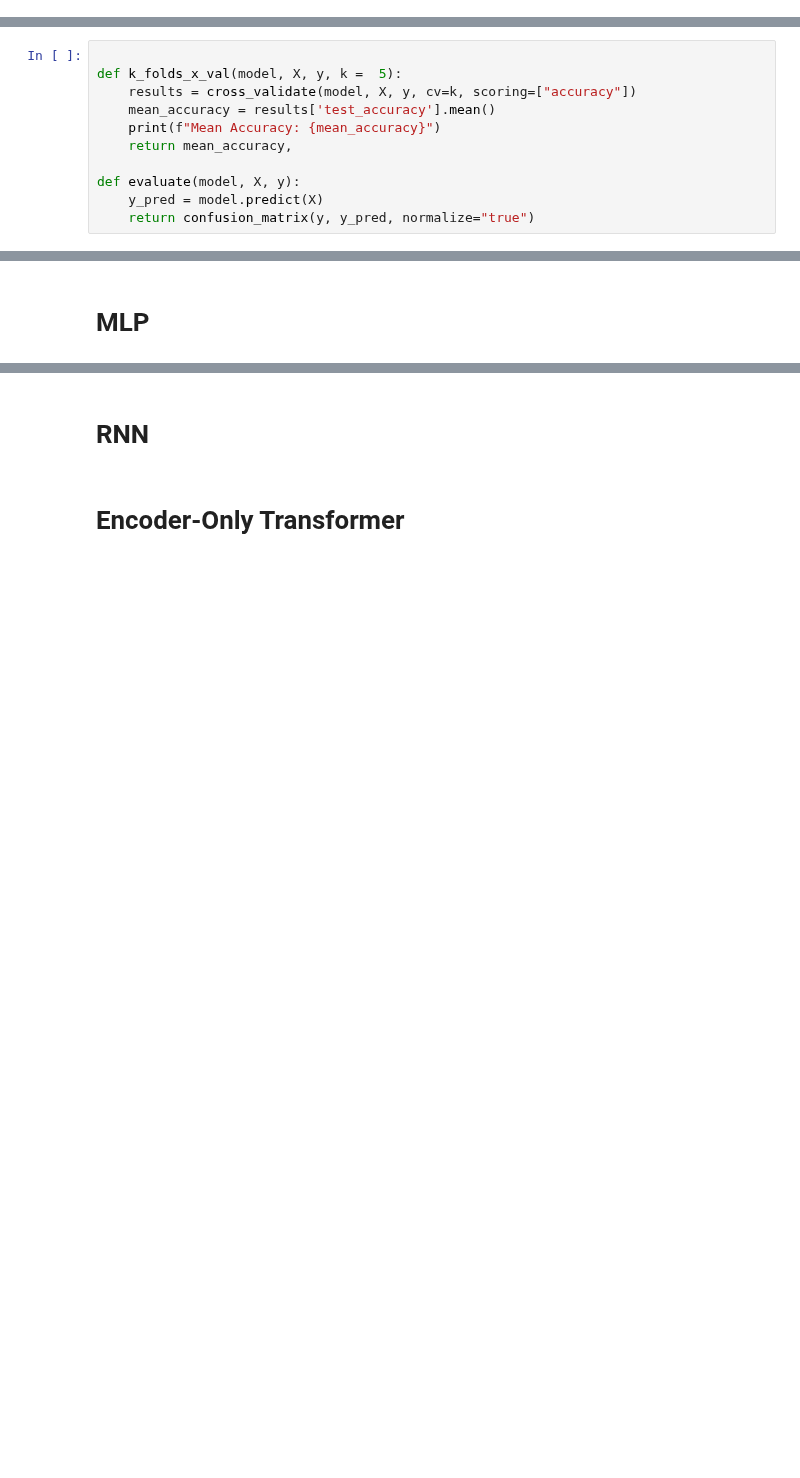
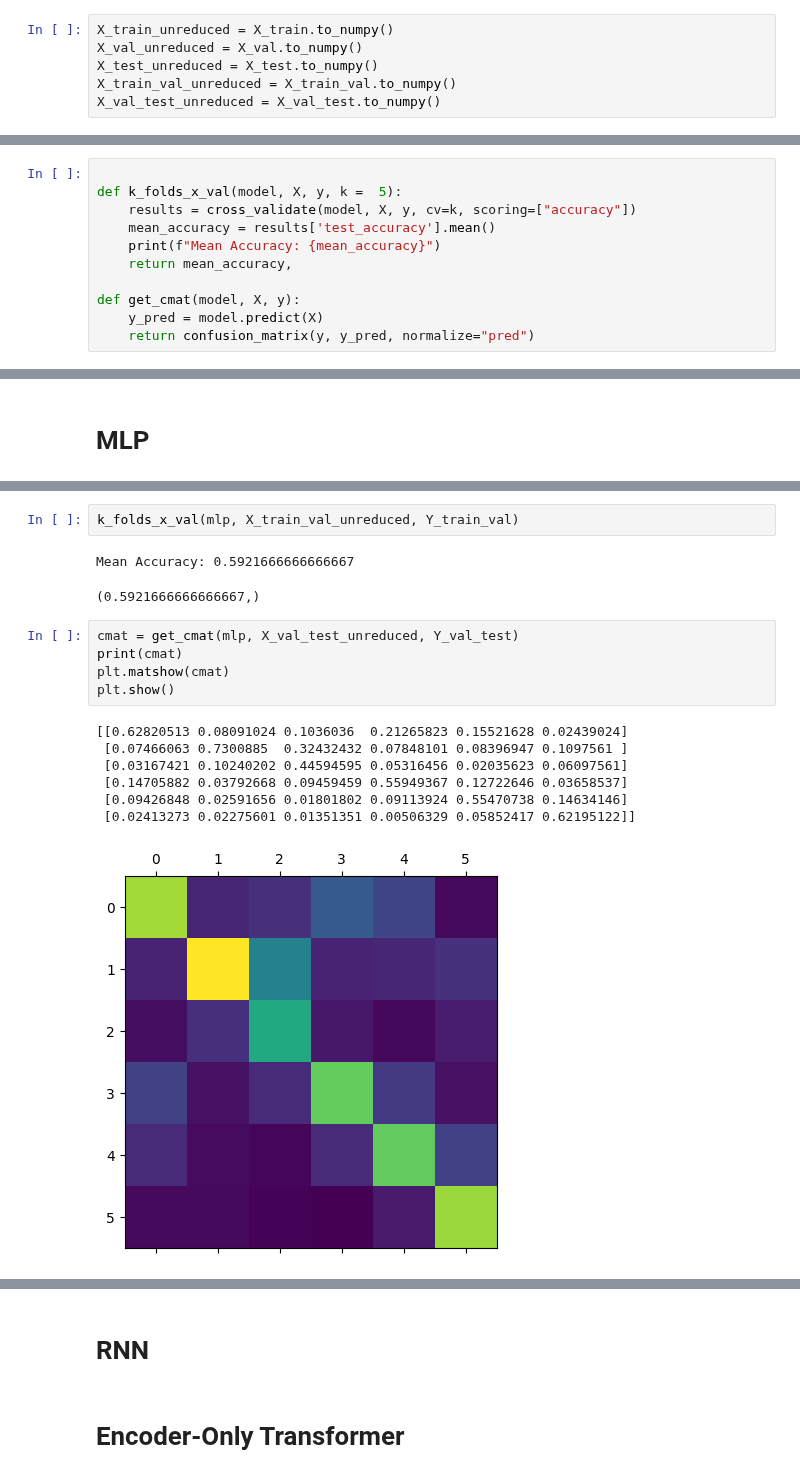
Before and after one commit to TheRealAnonymous008/MachineLearning, a Jupyter notebook: emotion_detection.ipynb, the cells around one changed output, grey strips where cells are left out. Drawn from its saved outputs; the diff is of its cells as text; blank space fills up the shorter version.

```diff
--- a/emotion_detection.ipynb
+++ b/emotion_detection.ipynb
@@ -72,6 +71,12 @@ pca_val_test, X_val_test_reduced = perform_pca(X_val_test, TARGET_EXPLAINED_VARI
 print(f"{pca_train.n_components_} components for training")
 # %% [output]
 768 components for training
+# %%
+X_train_unreduced = X_train.to_numpy()
+X_val_unreduced = X_val.to_numpy()
+X_test_unreduced = X_test.to_numpy()
+X_train_val_unreduced = X_train_val.to_numpy()
+X_val_test_unreduced = X_val_test.to_numpy()
 # %% [markdown]
 # K-Folds Cross Validation
 # %%
@@ -82,9 +87,9 @@ def k_folds_x_val(model, X, y, k =  5):
     print(f"Mean Accuracy: {mean_accuracy}")
     return mean_accuracy,
 
-def evaluate(model, X, y):
+def get_cmat(model, X, y):
     y_pred = model.predict(X)
-    return confusion_matrix(y, y_pred, normalize="true")
+    return confusion_matrix(y, y_pred, normalize="pred")
 # %% [markdown]
 # Grid Search Hyperparameter Optimization
 # %%
@@ -217 +197,19 @@ pt_val_test_loader = DataLoader(
+# %%
+k_folds_x_val(mlp, X_train_val_unreduced, Y_train_val)
+# %% [output]
+Mean Accuracy: 0.5921666666666667
+(0.5921666666666667,)
+# %%
+cmat = get_cmat(mlp, X_val_test_unreduced, Y_val_test)
+print(cmat)
+plt.matshow(cmat)
+plt.show()
+# %% [output]
+[[0.62820513 0.08091024 0.1036036  0.21265823 0.15521628 0.02439024]
+ [0.07466063 0.7300885  0.32432432 0.07848101 0.08396947 0.1097561 ]
+ [0.03167421 0.10240202 0.44594595 0.05316456 0.02035623 0.06097561]
+ [0.14705882 0.03792668 0.09459459 0.55949367 0.12722646 0.03658537]
+ [0.09426848 0.02591656 0.01801802 0.09113924 0.55470738 0.14634146]
+ [0.02413273 0.02275601 0.01351351 0.00506329 0.05852417 0.62195122]]
+[figure, added]
 # %%
```
Also changed, not shown: parts of 14 cells of this notebook.
